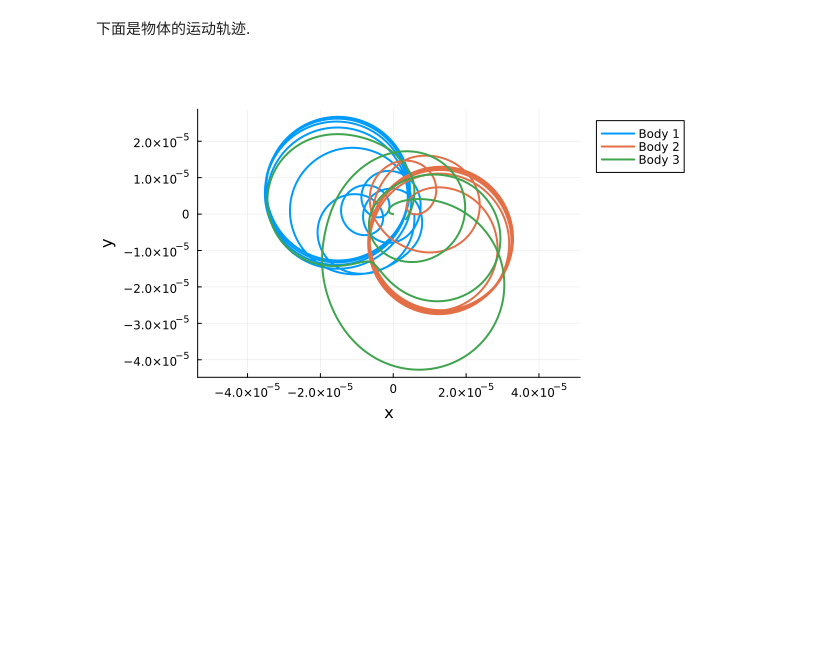
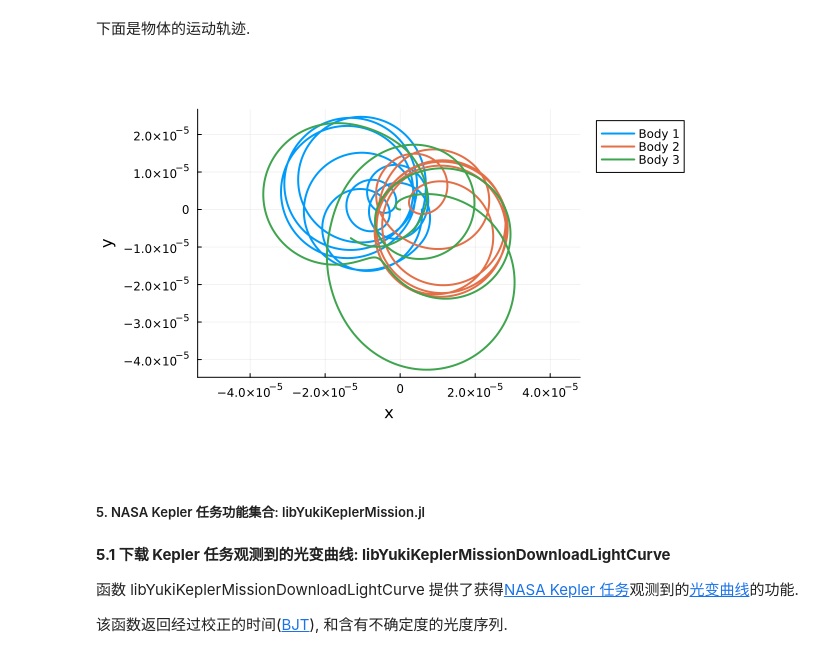
Before and after one commit to YukiNix/libYuki, a Jupyter notebook: exampleJulia.ipynb, the cells around one changed output. Cells and saved outputs as stored; diff of their text form; code cells hidden in the pictures; blank space fills up the shorter version.

Commit message:
Update: 1. Update libYukiPhysicsGravitationalNBodySimulation; 2. Update libYukiPhysicsBody structure; 3. Update Julia example with the latest version functions.

```diff
--- a/exampleJulia.ipynb
+++ b/exampleJulia.ipynb
@@ -221,23 +248,23 @@ bodyA = libYukiPhysicsBody("Body 1", [0.0 ± 0., 1 ± 0.1, 0 ± 0.], [5.775e-6
 bodyB = libYukiPhysicsBody("Body 2", [0.0 ± 0., -1 ± 0.2, 0 ± 0.], [-5.775e-6 ± 0., 0. ± 0.0, 0.0 ± 0.0], 2.0 ± 0.0, 0 ± 0., 0. ± 0.);
 bodyC = libYukiPhysicsBody("Body 3", [0.1 ± 0., 0.0 ± 0.2, 0 ± 0.], [0 ± 0., 0. ± 0.0, 0.0 ± 0.0], 1 ± 0.0, 0 ± 0., 0. ± 0.);
 
-sol = libYukiPhysicsGravitationalNBodySimulation(0 ± 0.1, 1111150.0 ± 0.1, 100 ± 0.0, [bodyA, bodyB, bodyC], VerletLeapfrog(), libYukiConstantGravitationalConstant);
+NBodySolution = libYukiPhysicsGravitationalNBodySimulation(0 ± 0.1, 1111150.0 ± 0.1, 100 ± 0.0, [bodyA, bodyB, bodyC], SymplecticEuler(), libYukiConstantGravitationalConstant);
 # %% [markdown]
 下面是物体的运动轨迹.
 # %%
-using Plots;
-N = 3;
-dim = 3;
-steps = length(sol.u);
-positions = [reshape(sol.u[i][1 : N * dim], dim, N) for i in 1 : steps];
-
-x = [ [Measurements.value(p[1, j]) for p in positions] for j in 1 : N ];
-y = [ [Measurements.value(p[2, j]) for p in positions] for j in 1 : N ];
-
+steps = length(NBodySolution.t)
 plot();
-for j in 1 : N
-    plot!(x[j], y[j], label="Body $j", lw=2);
+for (index, body) in enumerate([bodyA, bodyB, bodyC])
+    plot!([Measurements.value(body.position[index][1]) for index in 1 : steps], [Measurements.value(body.position[index][2]) for index in 1 : steps], label="Body $index", lw=2);
 end
 plot!(xlabel="x", ylabel="y", aspect_ratio=1, legend=:outertopright)
 # %% [output]
-[figure, old version]
+[figure, new version]
+# %% [markdown]
+##### 5. NASA Kepler 任务功能集合: libYukiKeplerMission.jl #####
+# %% [markdown]
+**5.1 下载 Kepler 任务观测到的光变曲线: libYukiKeplerMissionDownloadLightCurve**
+
+函数 libYukiKeplerMissionDownloadLightCurve 提供了获得[NASA Kepler 任务](https://en.wikipedia.org/wiki/Kepler_space_telescope)观测到的[光变曲线](https://en.wikipedia.org/wiki/Light_curve)的功能.
+
+该函数返回经过校正的时间([BJT](https://en.wikipedia.org/wiki/Barycentric_Julian_Date)), 和含有不确定度的光度序列.
```
Also changed, not shown: parts of 3 cells of this notebook, 1 other file.
